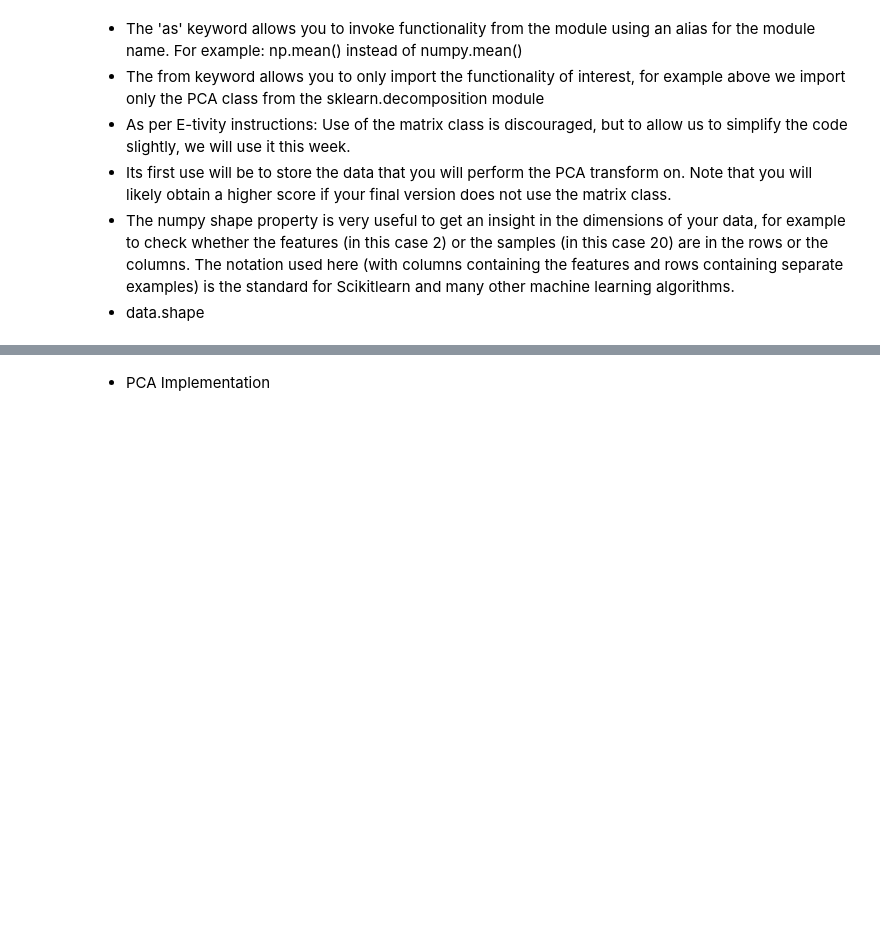
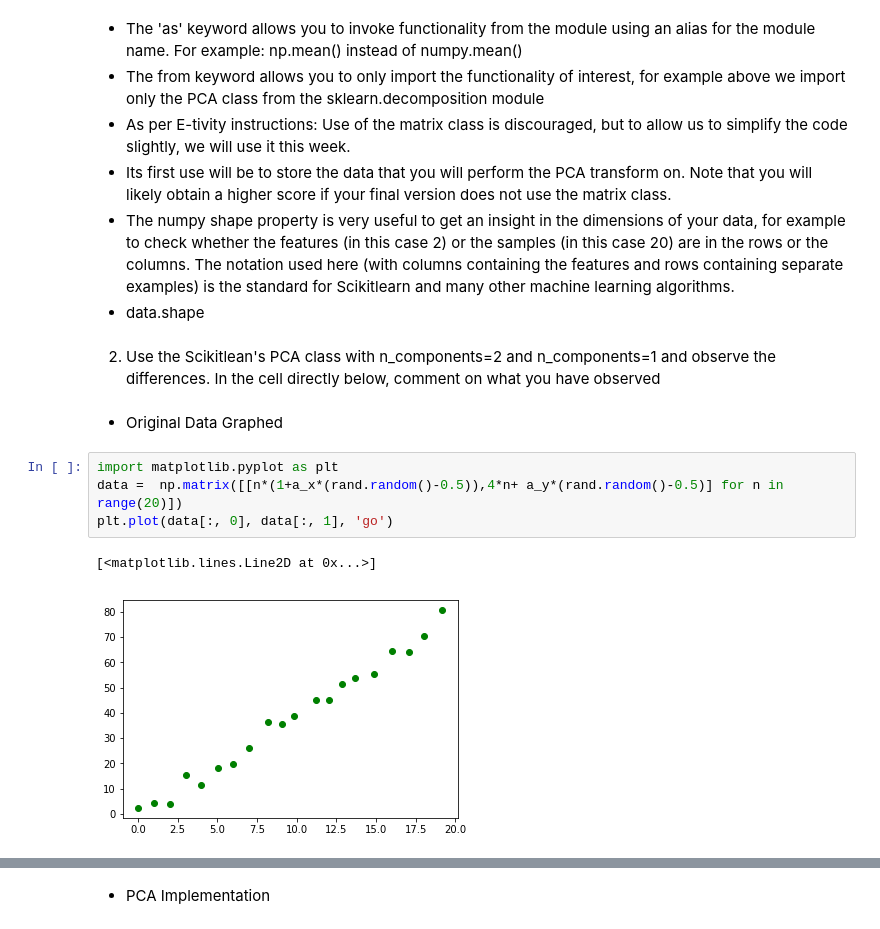
Before and after one commit to vipulpopat/MSCAI_CE4021_Week5, a Jupyter notebook: Etivity5.ipynb, the cells around one changed output, grey strips where cells are left out. Drawn from its saved outputs; the diff is of its cells as text; blank space fills up the shorter version.

```diff
--- a/Etivity5.ipynb
+++ b/Etivity5.ipynb
@@ -93,3 +97,14 @@ Revision Code Source Cormac Lavery
 - Its first use will be to store the data that you will perform the PCA transform on. Note that you will likely obtain a higher score if your final version does not use the matrix class.
 - The numpy shape property is very useful to get an insight in the dimensions of your data, for example to check whether the features (in this case 2) or the samples (in this case 20) are in the rows or the columns. The notation used here (with columns containing the features and rows containing separate examples) is the standard for Scikitlearn and many other machine learning algorithms.
 - data.shape
+# %% [markdown]
+2. Use the Scikitlean's PCA class with n_components=2 and n_components=1 and observe the differences. In the cell directly below, comment on what you have observed
+# %% [markdown]
+- Original Data Graphed
+# %%
+import matplotlib.pyplot as plt
+data =  np.matrix([[n*(1+a_x*(rand.random()-0.5)),4*n+ a_y*(rand.random()-0.5)] for n in range(20)])
+plt.plot(data[:, 0], data[:, 1], 'go')
+# %% [output]
+[<matplotlib.lines.Line2D at 0x...>]
+[figure, added]
```
Also changed, not shown: parts of 9 cells of this notebook.
